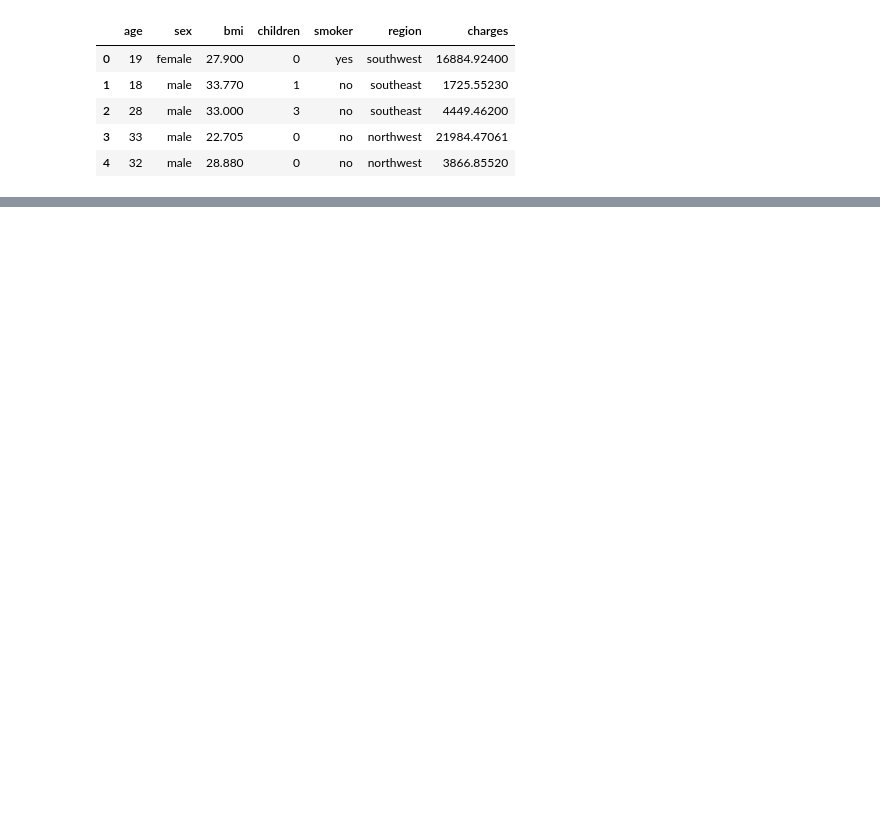
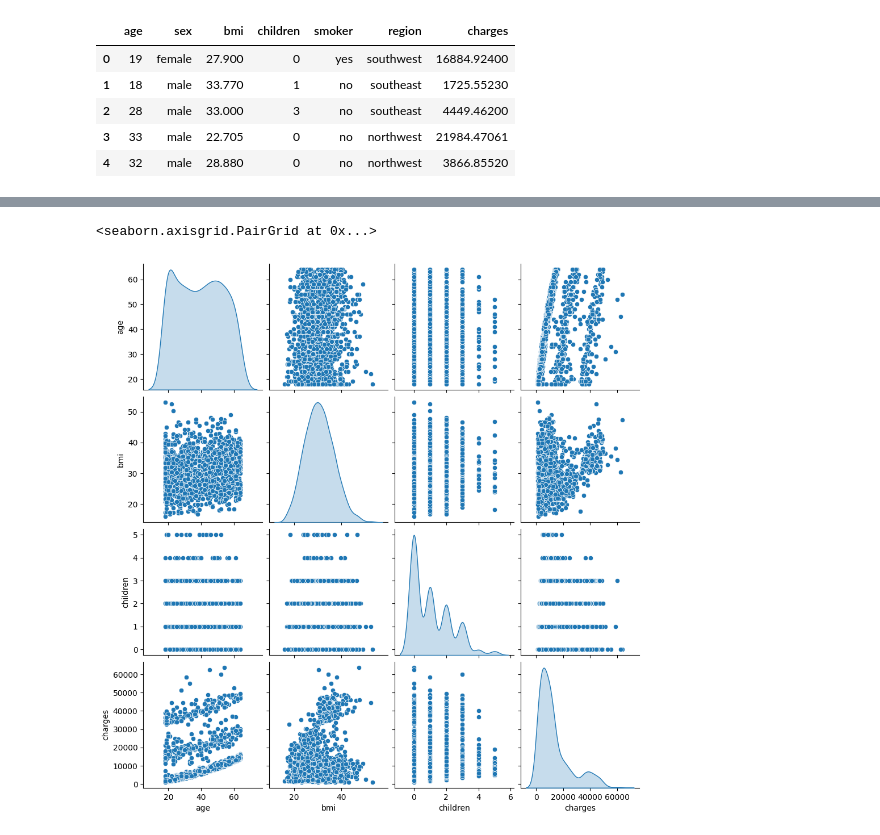
Before and after one commit to Oliss4t/BHT_ML2, a Jupyter notebook: nn.ipynb, the cells around one changed output, grey strips where cells are left out. Saved outputs shown, nothing was run; the diff lists cells and outputs as text; code cells hidden in the pictures; blank space fills up the shorter version.

```diff
--- a/nn.ipynb
+++ b/nn.ipynb
@@ -21,6 +38,6 @@ from pytorch_lightning.callbacks.early_stopping import EarlyStopping
 # %%
 # load data
-df = pd.read_csv('data/insurance.csv')
+df = pd.read_csv('datasets/insurance.csv')
 df.head()
 # %% [output]
 |  | age | sex | bmi | children | smoker | region | charges |
@@ -29,18 +46,3 @@ df.head()
 | 2 | 28 | male | 33.000 | 3 | no | southeast | 4449.46200 |
 | 3 | 33 | male | 22.705 | 0 | no | northwest | 21984.47061 |
 | 4 | 32 | male | 28.880 | 0 | no | northwest | 3866.85520 |
-# %%
-# convert categorical data 'smoker' and 'region' to numerical data
-df['smoker'] = df['smoker'].map({'yes': 1, 'no': 0})
-df['region'] = df['region'].map({'southwest': 0, 'southeast': 1, 'northwest': 2, 'northeast': 3})
-
-# normalize data
-df['age'] = (df['age'] - df['age'].mean()) / df['age'].std()
-df['bmi'] = (df['bmi'] - df['bmi'].mean()) / df['bmi'].std()
-df['children'] = (df['children'] - df['children'].mean()) / df['children'].std()
-df['charges'] = (df['charges'] - df['charges'].mean()) / df['charges'].std()
-
-# split data into train and validate and test
-train_df = df.sample(frac=0.6, random_state=0)
-val_df = df.drop(train_df.index).sample(frac=0.5, random_state=0)
-test_df = df.drop(train_df.index).drop(val_df.index)
@@ -46,0 +82,5 @@ test_df = df.drop(train_df.index).drop(val_df.index)
+# %%
+sns.pairplot(df, diag_kind='kde')
+# %% [output]
+<seaborn.axisgrid.PairGrid at 0x...>
+[figure, added]
```
Also changed, not shown: parts of 38 cells of this notebook, 15 other files.
